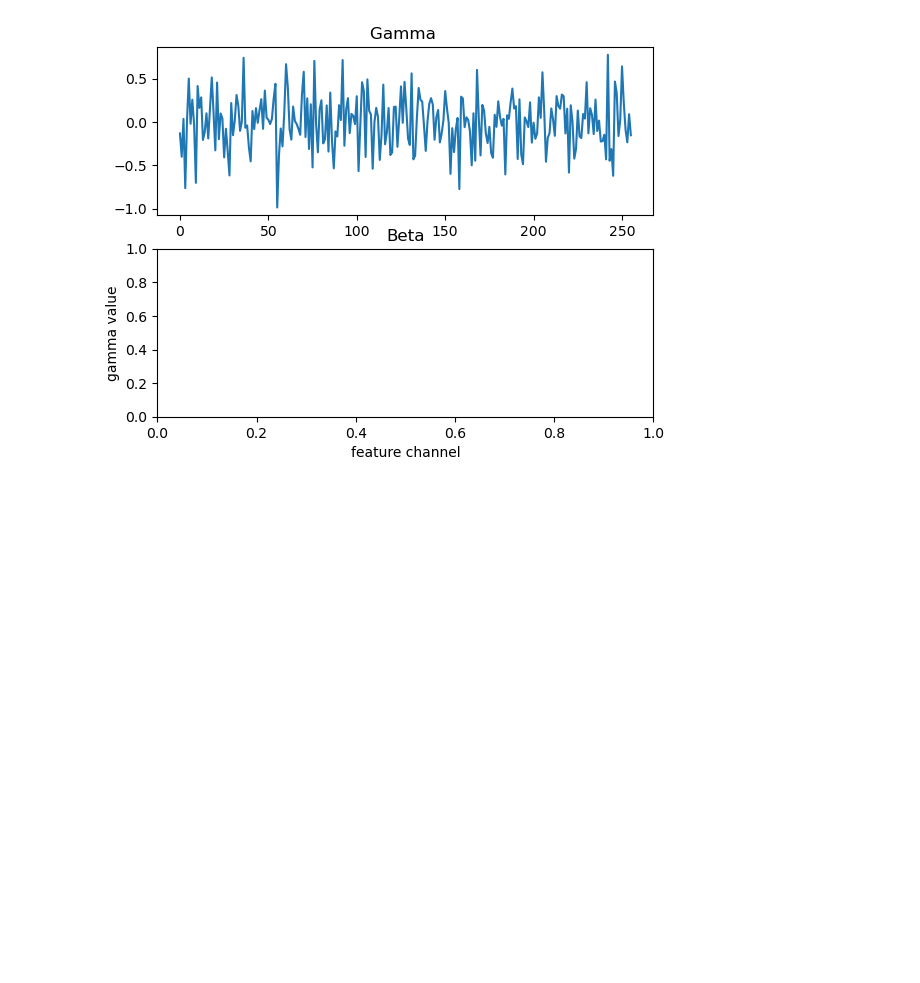
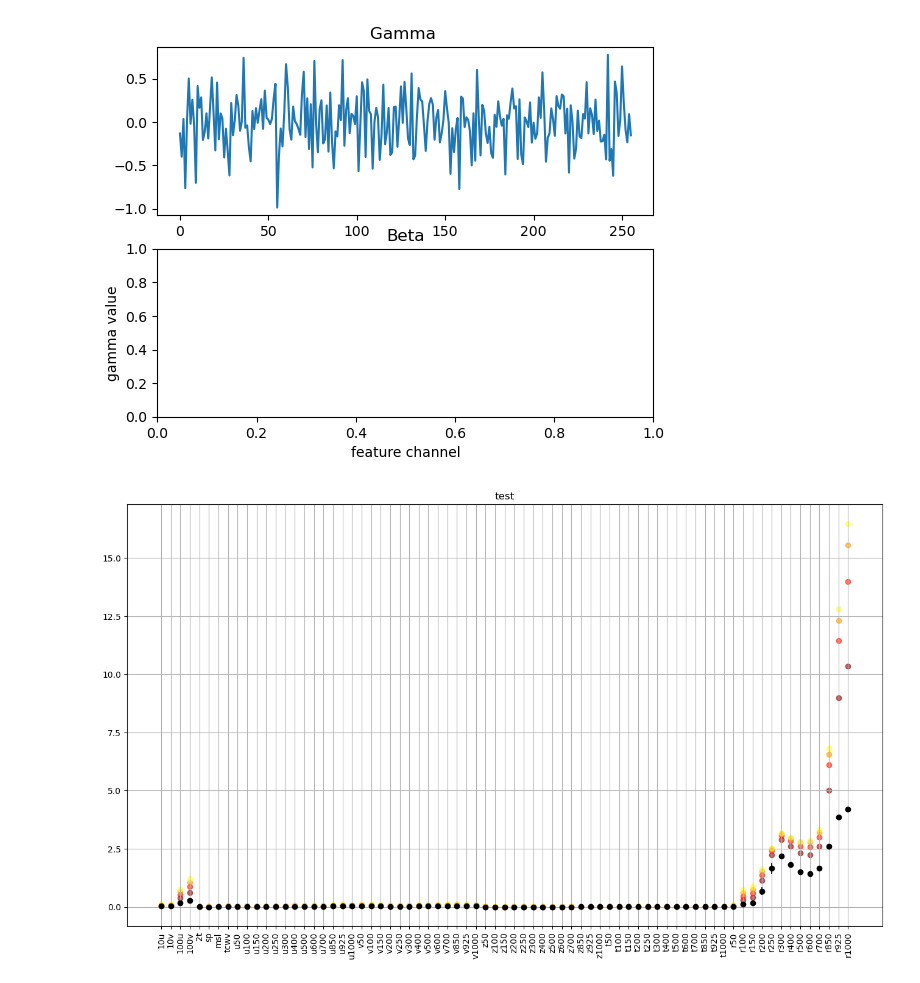
Before and after one commit to Slusny/Modulated-Spherical-Fourier-Neural-Operator, a Jupyter notebook: Visualization.ipynb, the cells around one changed output. Cells and saved outputs as stored; diff of their text form; code cells hidden in the pictures; blank space fills up the shorter version.

```diff
--- a/Visualization.ipynb
+++ b/Visualization.ipynb
@@ -34,0 +53,28 @@ with open(img_path, "rb") as f:
+# %%
+# model.plot_loss_allvariables(
+# data = np.load(os.path.join(cp_path,"figures","_MSE_normalised_sfno.pkl.npy"))
+# data.shape
+
+mean  = np.array(data).mean(axis=0)
+std   = np.array(data).std(axis=0)
+title="test"
+# %%
+yerr_bottom = std.copy()
+yerr_bottom_div = mean - yerr_bottom
+yerr_bottom_div[yerr_bottom_div>0]=0
+yerr_bottom = yerr_bottom + yerr_bottom_div
+yerr = np.array([yerr_bottom,std])
+cmap=plt.get_cmap('hot')
+fig, ax = plt.subplots(figsize=(16,9))
+plt.title(title)
+# ax.plot(mean,".")
+ax.errorbar(range(mean.shape[1]),mean[0,:],yerr=yerr[:,0,:],fmt='o',c='black',ecolor='midnightblue')
+for i in range(1,mean.shape[0]):
+    ax.scatter(range(mean.shape[1]),mean[i,:],marker='o',alpha=0.6,color=cmap(i/mean.shape[0]))
+    # break
+plt.xticks(np.arange(len(ordering)), ordering, rotation='vertical')
+plt.grid()
+# plt.savefig(os.path.join(save_path,checkpoint+"_"+title+"_validation_steps"+str(val_epochs)+".pdf"))
+plt.show()
+# %% [output]
+[figure, added]
```
Also changed, not shown: parts of 9 cells of this notebook, 5 other files.
